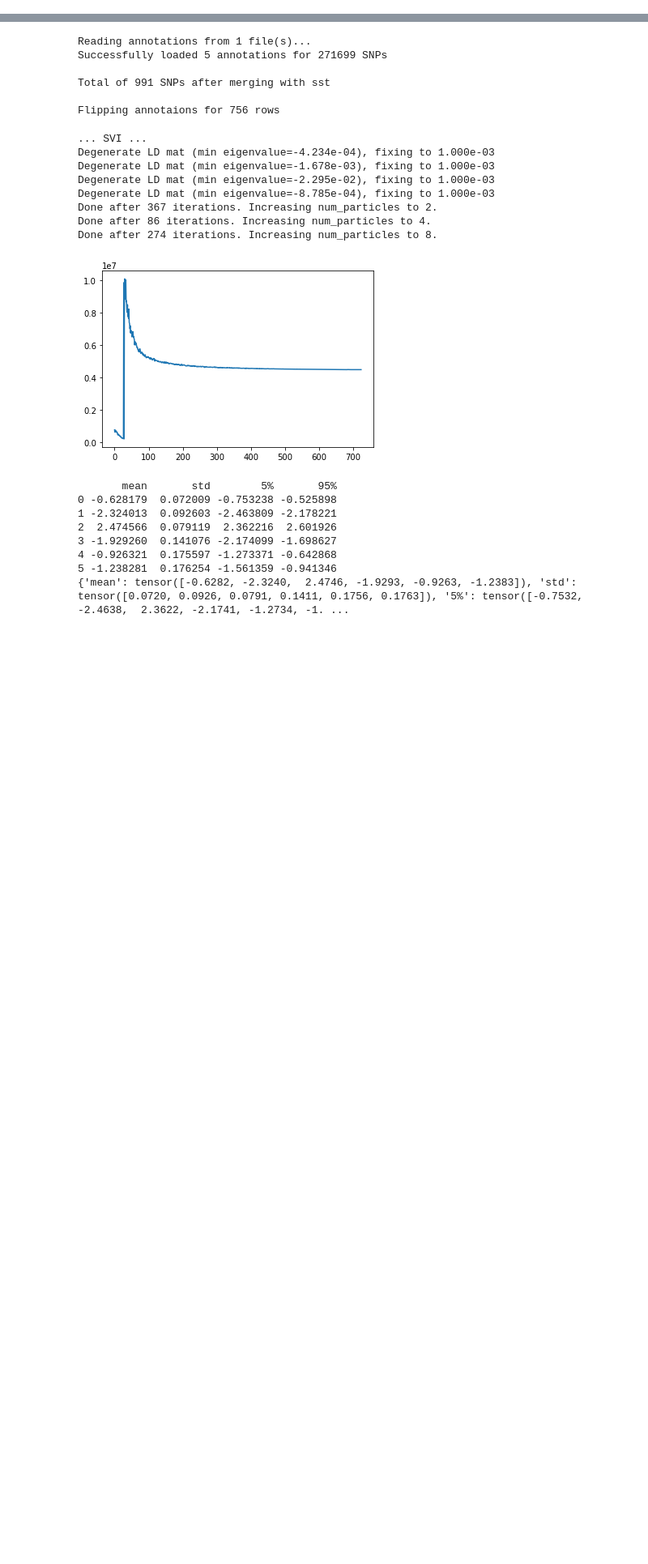
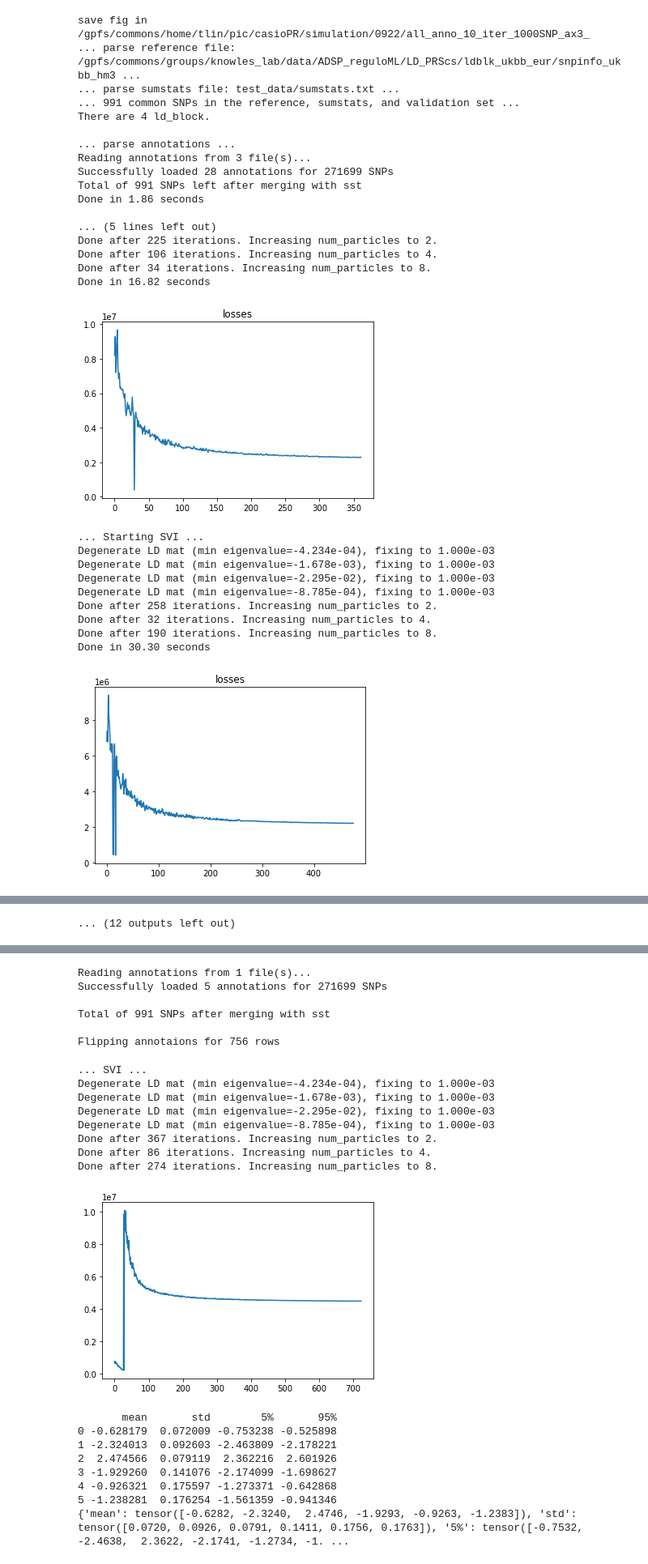
Before and after one commit to davidaknowles/casopr, a Jupyter notebook: simulation.ipynb, the cells around one changed output, grey strips where cells are left out. Shown at 81% size. Saved outputs shown, nothing was run; the diff lists cells and outputs as text; code cells hidden in the pictures; blank space fills up the shorter version.

```diff
--- a/simulation.ipynb
+++ b/simulation.ipynb
@@ -172,0 +235,44 @@ def simulate_sumstats(ld_blk, blk_size, n_gwas, p, sst_dict,prop_nz = 0.2, beta_
+# %%
+param_dict = {
+    'ref_dir' : '/gpfs/commons/groups/knowles_lab/data/ADSP_reguloML/LD_PRScs/ldblk_ukbb_eur', ## add my path
+    'bim_prefix' : "test_data/test",
+    'sst_file' : "test_data/sumstats.txt",
+    'n_gwas' : 200000,
+    'out_dir' : "test_data",
+    "seed" : 42,
+    "beta_std" : "False",
+    "n_iter" : 1000,
+    'anno_path': ','.join([bl_anno,deepsea,enformer]),
+    'save_fig_path':'0922/all_anno_10_iter_1000SNP'
+}
+
+test = check_sim_result(param_dict, "check_anno",refit_time = 10)
+# %% [output]
+save fig in /gpfs/commons/home/tlin/pic/casioPR/simulation/0922/all_anno_10_iter_1000SNP_ax3_
+... parse reference file: /gpfs/commons/groups/knowles_lab/data/ADSP_reguloML/LD_PRScs/ldblk_ukbb_eur/snpinfo_ukbb_hm3 ...
+... parse sumstats file: test_data/sumstats.txt ...
+... 991 common SNPs in the reference, sumstats, and validation set ...
+There are 4 ld_block.
+
+... parse annotations ...
+Reading annotations from 3 file(s)...
+Successfully loaded 28 annotations for 271699 SNPs
+Total of 991 SNPs left after merging with sst
+Done in 1.86 seconds
+
+... (5 lines left out)
+Done after 225 iterations. Increasing num_particles to 2.
+Done after 106 iterations. Increasing num_particles to 4.
+Done after 34 iterations. Increasing num_particles to 8.
+Done in 16.82 seconds
+[figure, added]
+... Starting SVI ...
+Degenerate LD mat (min eigenvalue=-4.234e-04), fixing to 1.000e-03
+Degenerate LD mat (min eigenvalue=-1.678e-03), fixing to 1.000e-03
+Degenerate LD mat (min eigenvalue=-2.295e-02), fixing to 1.000e-03
+Degenerate LD mat (min eigenvalue=-8.785e-04), fixing to 1.000e-03
+Done after 258 iterations. Increasing num_particles to 2.
+Done after 32 iterations. Increasing num_particles to 4.
+Done after 190 iterations. Increasing num_particles to 8.
+Done in 30.30 seconds
+[figure, added]
@@ -172,0 +319 @@ def simulate_sumstats(ld_blk, blk_size, n_gwas, p, sst_dict,prop_nz = 0.2, beta_
+... (12 outputs left out)
```
Also changed, not shown: parts of 10 cells of this notebook, 4 other files.
